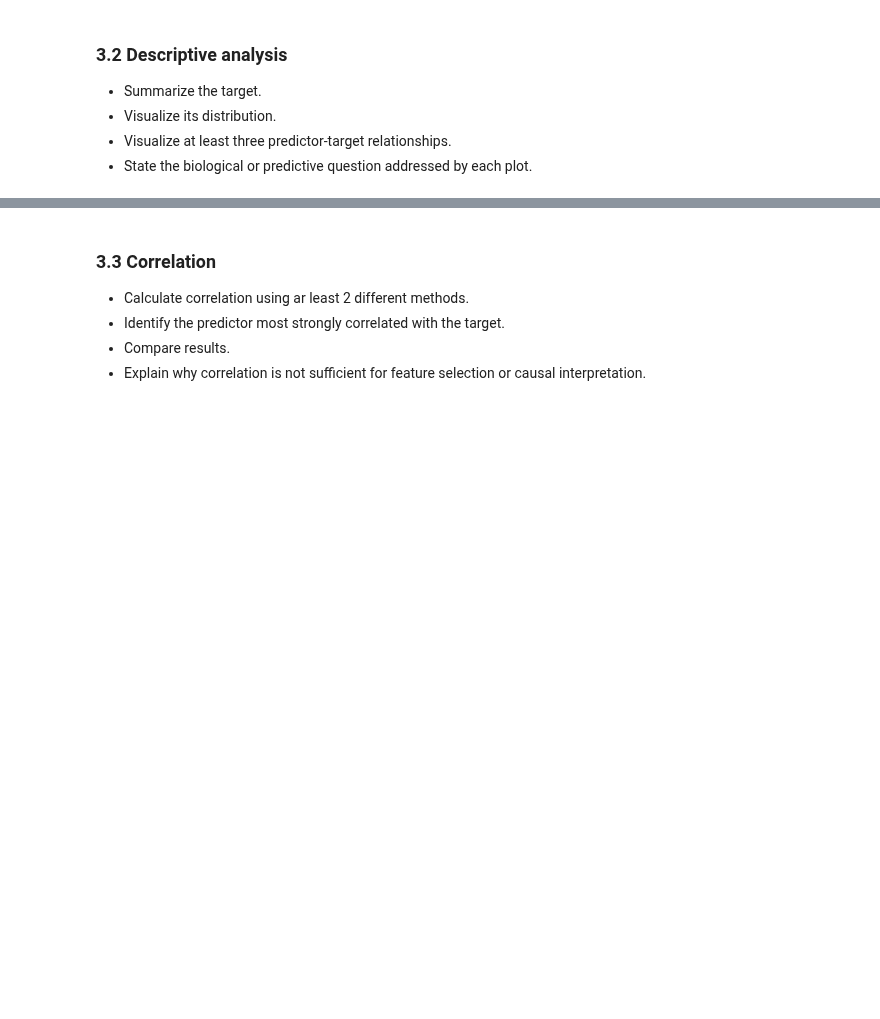
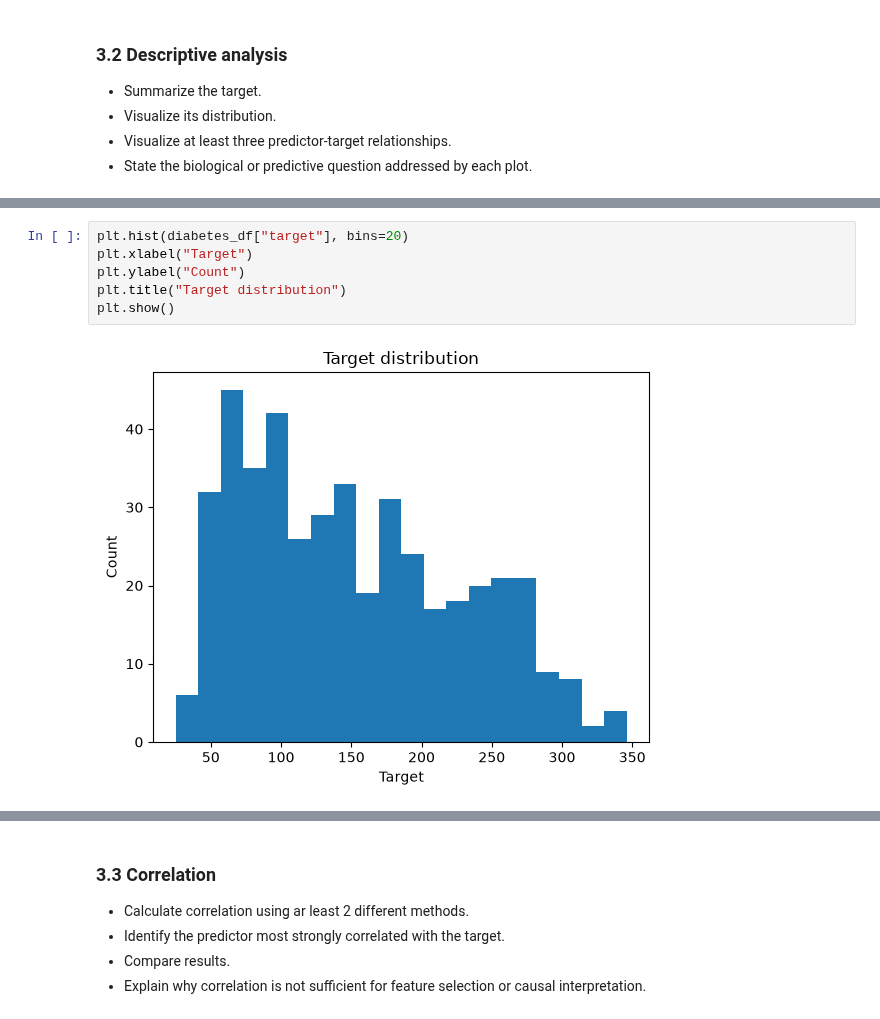
Before and after one commit to sasha-tsepilova/KSE_ML_for_bioinformatics, a Jupyter notebook: practicals/week2/REPORT_TEMPLATE.ipynb, the cells around one changed output, grey strips where cells are left out. Saved outputs shown, nothing was run; the diff lists cells and outputs as text; blank space fills up the shorter version.

```diff
--- a/practicals/week2/REPORT_TEMPLATE.ipynb
+++ b/practicals/week2/REPORT_TEMPLATE.ipynb
@@ -86,0 +247,8 @@ Identify:
+# %%
+plt.hist(diabetes_df["target"], bins=20)
+plt.xlabel("Target")
+plt.ylabel("Count")
+plt.title("Target distribution")
+plt.show()
+# %% [output]
+[figure, added]
```
Also changed, not shown: parts of 38 cells of this notebook.
